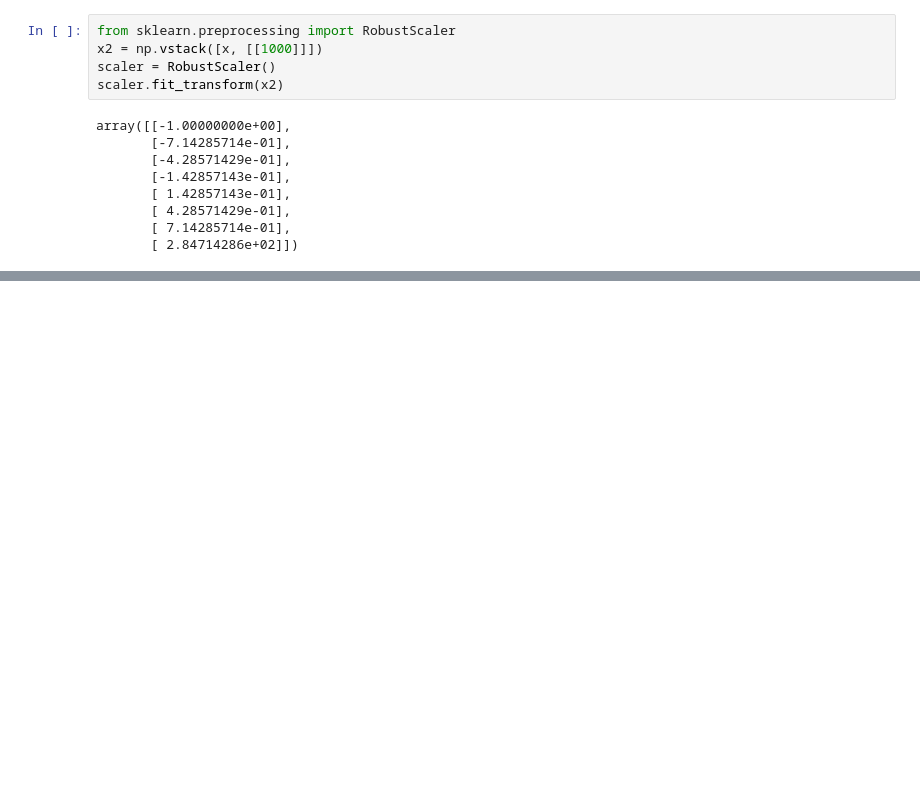
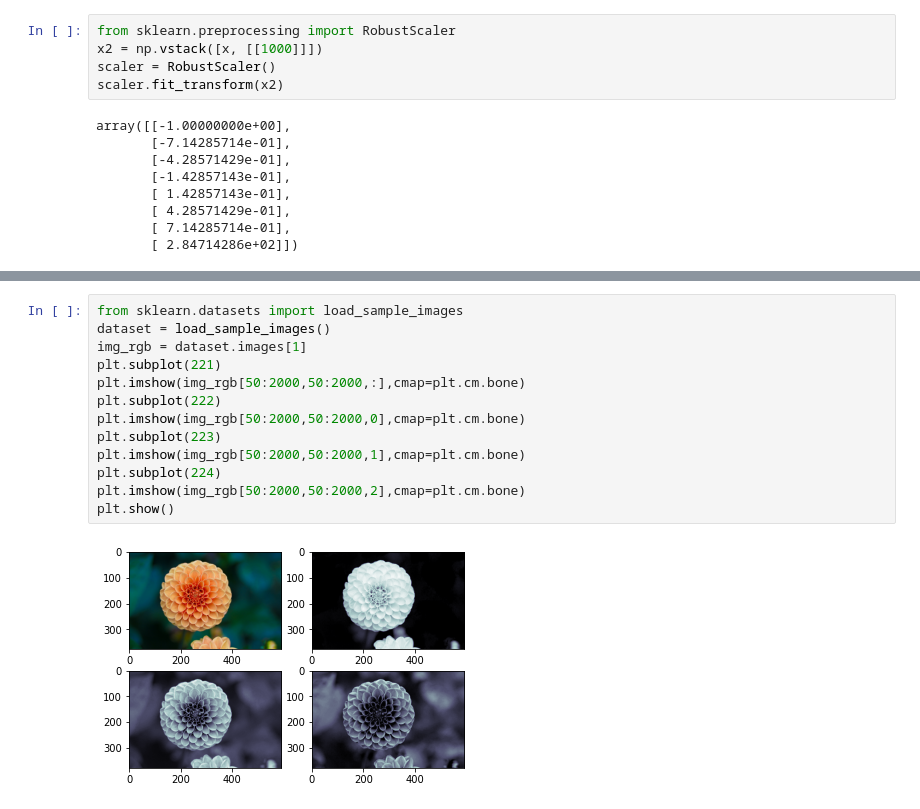
Before and after one commit to chi-hun/datascienceschool, a Jupyter notebook: datascienceschool.ipynb, the cells around one changed output, grey strips where cells are left out. Saved outputs shown, nothing was run; the diff lists cells and outputs as text; blank space fills up the shorter version.

```diff
--- a/datascienceschool.ipynb
+++ b/datascienceschool.ipynb
@@ -555,0 +660,15 @@ array([[-1.00000000e+00],
+# %%
+from sklearn.datasets import load_sample_images
+dataset = load_sample_images()
+img_rgb = dataset.images[1]
+plt.subplot(221)
+plt.imshow(img_rgb[50:2000,50:2000,:],cmap=plt.cm.bone)
+plt.subplot(222)
+plt.imshow(img_rgb[50:2000,50:2000,0],cmap=plt.cm.bone)
+plt.subplot(223)
+plt.imshow(img_rgb[50:2000,50:2000,1],cmap=plt.cm.bone)
+plt.subplot(224)
+plt.imshow(img_rgb[50:2000,50:2000,2],cmap=plt.cm.bone)
+plt.show()
+# %% [output]
+[figure, added]
```
Also changed, not shown: parts of 8 cells of this notebook.
